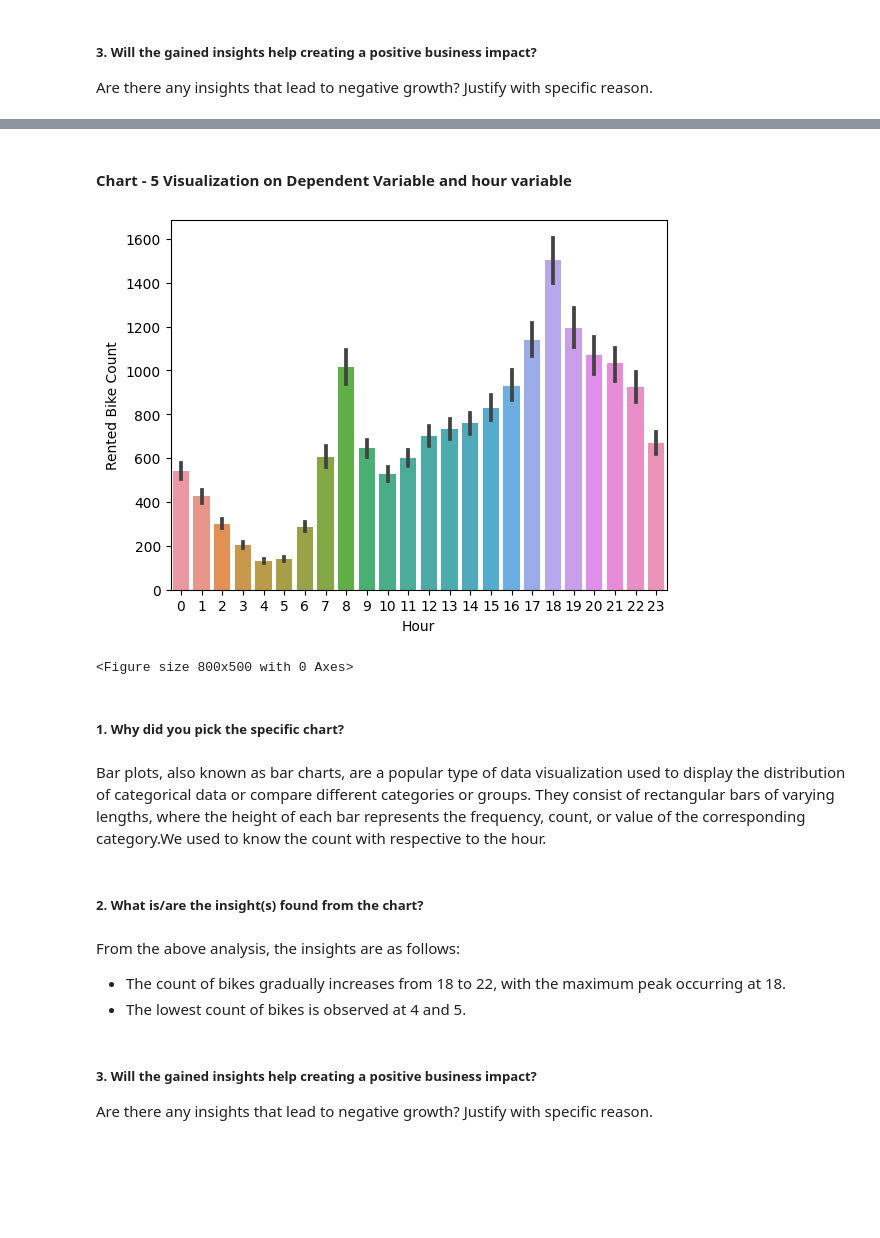
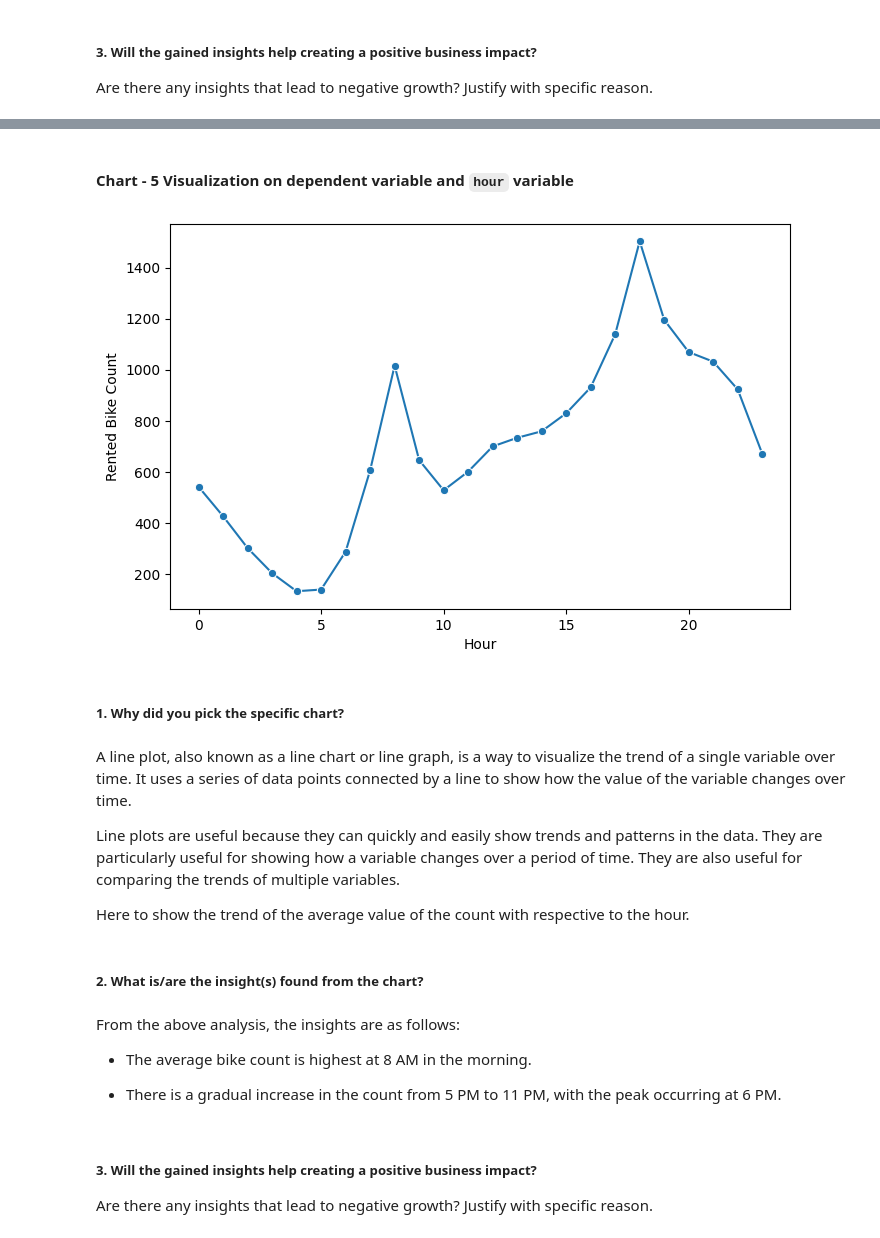
Before and after one commit to Jamal-1018/Bike-sharing-demand-prediction-Regression-Analysis, a Jupyter notebook: Bike_demand_prediction_Regression_ML.ipynb, the cells around one changed output, grey strips where cells are left out. Cells and saved outputs as stored; diff of their text form; code cells hidden in the pictures; blank space fills up the shorter version.

```diff
--- a/Bike_demand_prediction_Regression_ML.ipynb
+++ b/Bike_demand_prediction_Regression_ML.ipynb
@@ -296,0 +293,6 @@ print(df.shape)
+# %%
+# creating a new varible 'Day of the week'
+df['Day_of_week'] = pd.to_datetime(df['Date']).dt.dayofweek
+# %%
+# Creating new variable 'Is_weekend'
+df['is_weekend']  = df['Day_of_week'].apply(lambda x: 1 if x > 4 else 0)   # 1 for weekend and 0 for weekday
@@ -465,25 +488,30 @@ The businesses always try to maintain consistent bike availability, maintenance
 # %% [markdown]
-#### Chart - 5 Visualization on Dependent Variable and hour variable
+#### Chart - 5 Visualization on dependent variable and `hour` variable
 # %%
-#Plotting graph of Rented bike count on hourly basis using bar plot
-sns.barplot(x = df['Hour'], y = df['Rented Bike Count'])
+#Plotting graph of Rented bike count on hourly basis using line plot
 plt.figure(figsize = (8,5))
+avg_hour = df.groupby(df['Hour'])['Rented Bike Count'].mean()
+sns.lineplot(avg_hour,marker = 'o')
 plt.show()
 # %% [output]
-[figure, old version]
+[figure, new version]
-<Figure size 800x500 with 0 Axes>
 # %% [markdown]
 ##### 1. Why did you pick the specific chart?
-# %% [markdown]
-Bar plots, also known as bar charts, are a popular type of data visualization used to display the distribution of categorical data or compare different categories or groups. They consist of rectangular bars of varying lengths, where the height of each bar represents the frequency, count, or value of the corresponding category.We used to know the count with respective to the hour.
+# %% [markdown]
+A line plot, also known as a line chart or line graph, is a way to visualize the trend of a single variable over time. It uses a series of data points connected by a line to show how the value of the variable changes over time.
+
+Line plots are useful because they can quickly and easily show trends and patterns in the data. They are particularly useful for showing how a variable changes over a period of time. They are also useful for comparing the trends of multiple variables.
+
+Here to show the trend of the average value of the count with respective to the hour.
 # %% [markdown]
 ##### 2. What is/are the insight(s) found from the chart?
 # %% [markdown]
 
 From the above analysis, the insights are as follows:
 
-- The count of bikes gradually increases from 18 to 22, with the maximum peak occurring at 18.
-- The lowest count of bikes is observed at 4 and 5.
+- The average bike count is highest at 8 AM in the morning.
+
+- There is a gradual increase in the count from 5 PM to 11 PM, with the peak occurring at 6 PM.
 # %% [markdown]
 ##### 3. Will the gained insights help creating a positive business impact?
 Are there any insights that lead to negative growth? Justify with specific reason.
```
Also changed, not shown: parts of 28 cells of this notebook.
